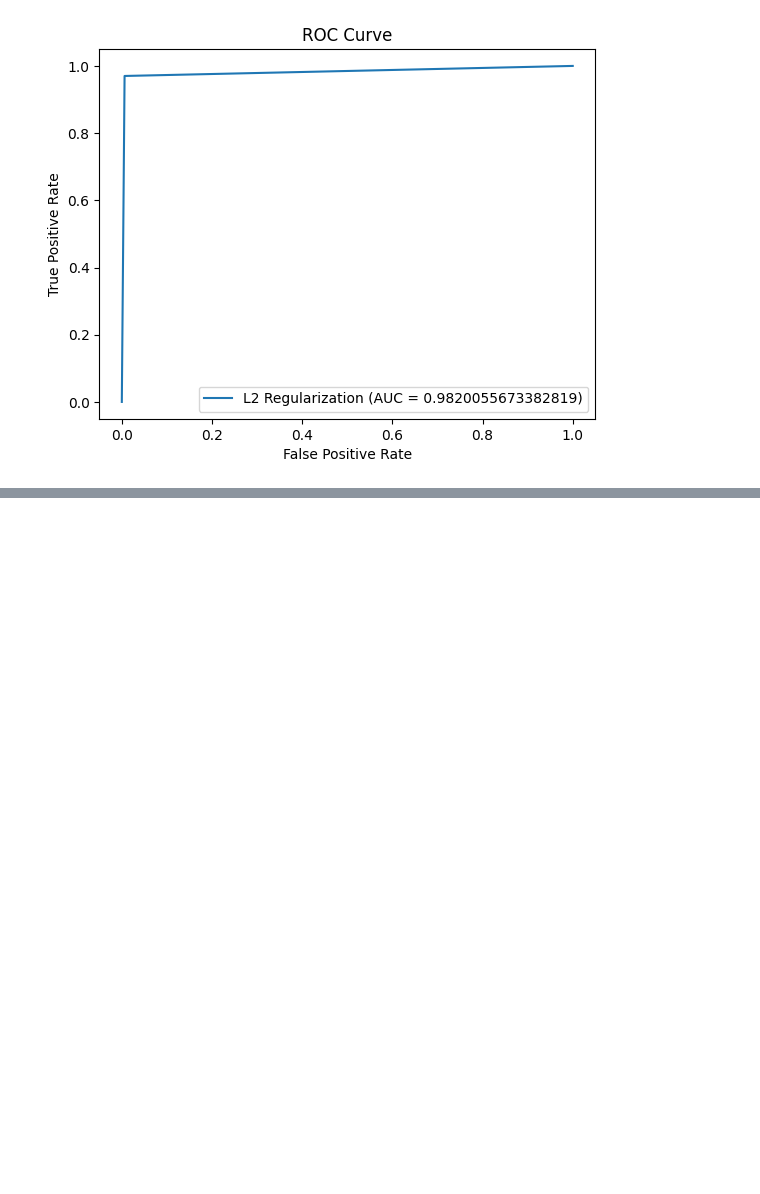
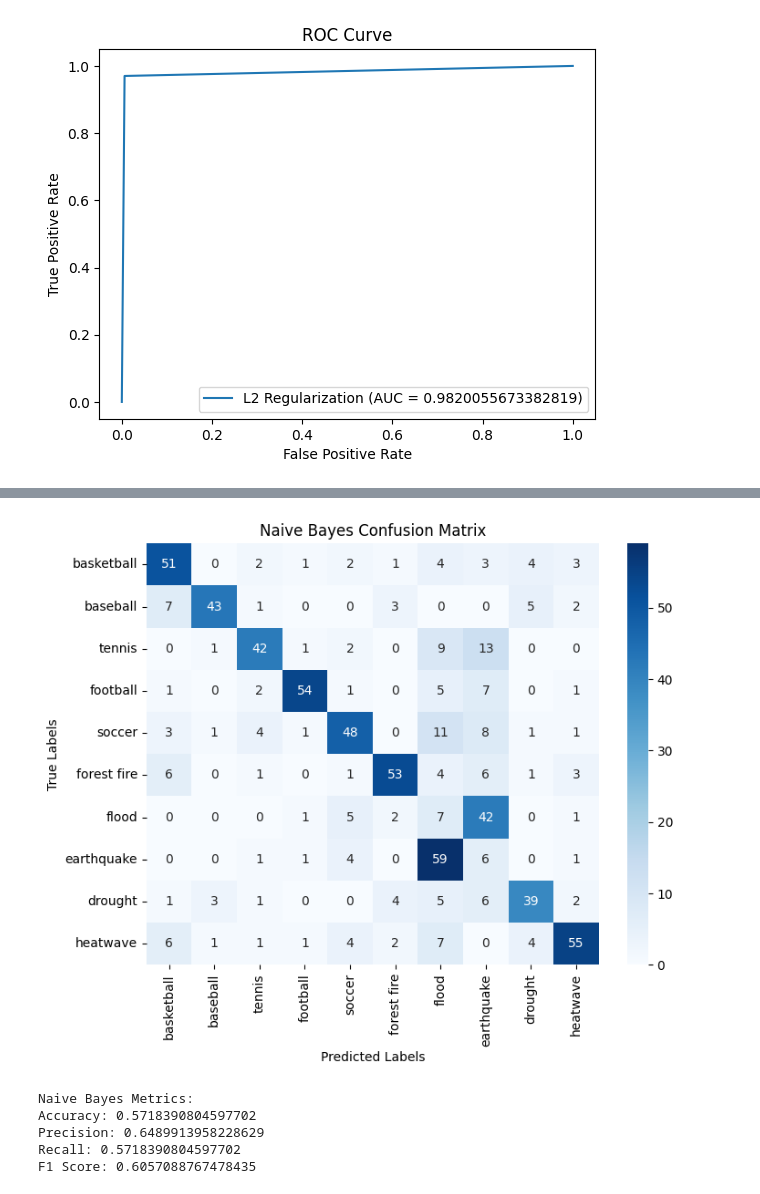
Before and after one commit to vidhishah9/News-Articles-Classification, a Jupyter notebook: ece219Project1.ipynb, the cells around one changed output, grey strips where cells are left out. Saved outputs shown, nothing was run; the diff lists cells and outputs as text; code cells hidden in the pictures; blank space fills up the shorter version.

```diff
--- a/ece219Project1.ipynb
+++ b/ece219Project1.ipynb
@@ -544,0 +645,9 @@ Confusion Matrix - L2:
+# %%
+# Read in data set
+df = pd.read_csv('Project1-ClassificationDataset.csv')
+
+# Split data, but with leaf_label included this time
+train, test = train_test_split(df[["full_text","root_label","leaf_label"]], test_size = 0.2)
+
+print('Number of data points in train data:', train.shape[0])
+print('Number of data points in test data:', test.shape[0])
@@ -544,0 +792,48 @@ Confusion Matrix - L2:
+# %%
+y_train_encoded = train['encoded']
+y_test_encoded = test['encoded']
+# %%
+class_labels = ["basketball", "baseball", "tennis", "football", "soccer",
+                "forest fire", "flood", "earthquake", "drought", "heatwave"]
+
+from sklearn.metrics import accuracy_score, precision_score, recall_score, f1_score, confusion_matrix
+from sklearn.naive_bayes import GaussianNB
+
+# Train Naive Bayes classifier
+nb_classifier = GaussianNB()
+nb_classifier.fit(X_train_tfidf.toarray(), y_train_encoded)
+
+# Predict labels
+nb_predictions = nb_classifier.predict(X_test_tfidf.toarray())
+
+# Performance Metrics
+nb_accuracy = accuracy_score(y_test_encoded, nb_predictions)
+nb_precision = precision_score(y_test_encoded, nb_predictions, average='weighted')
+nb_recall = recall_score(y_test_encoded, nb_predictions, average='weighted')
+nb_f1_score = f1_score(y_test_encoded, nb_predictions, average='weighted')
+
+
+# Confusion matrix
+nb_conf_matrix = confusion_matrix(y_test_encoded, nb_predictions)
+
+# Plot confusion matrix
+plt.figure(figsize=(8, 6))
+sns.heatmap(nb_conf_matrix, annot=True, fmt='d', cmap = 'Blues',
+            xticklabels = class_labels, yticklabels = class_labels)
+plt.xlabel('Predicted Labels')
+plt.ylabel('True Labels')
+plt.title('Naive Bayes Confusion Matrix')
+plt.show()
+
+print("Naive Bayes Metrics:")
+print("Accuracy:", nb_accuracy)
+print("Precision:", nb_precision)
+print("Recall:", nb_recall)
+print("F1 Score:", nb_f1_score)
+# %% [output]
+[figure, added]
+Naive Bayes Metrics:
+Accuracy: 0.5718390804597702
+Precision: 0.6489913958228629
+Recall: 0.5718390804597702
+F1 Score: 0.6057088767478435
```
Also changed, not shown: parts of 12 cells of this notebook.
